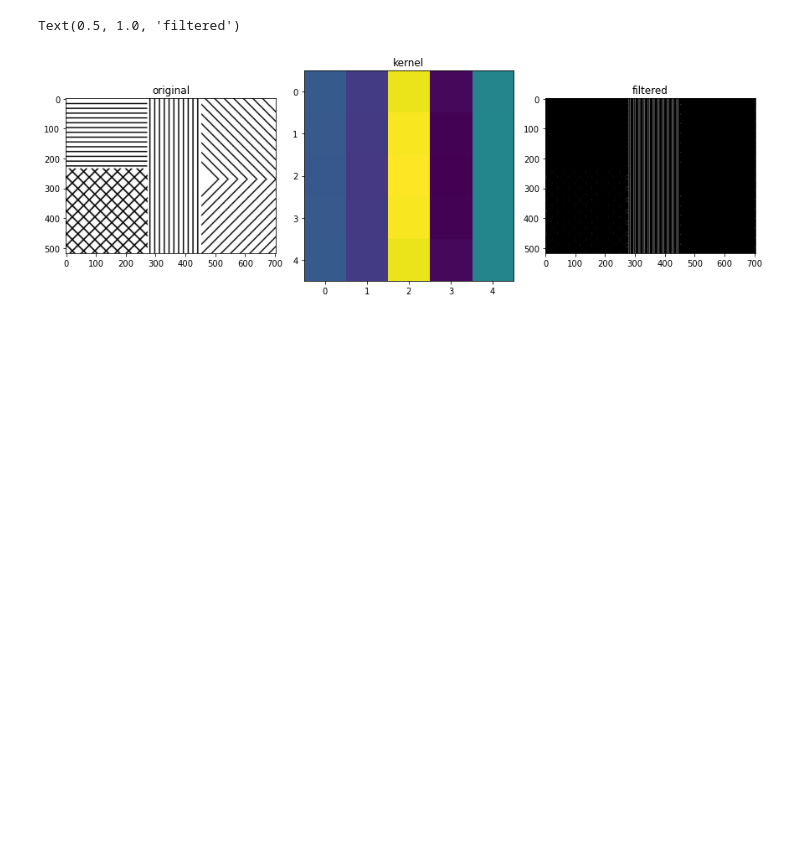
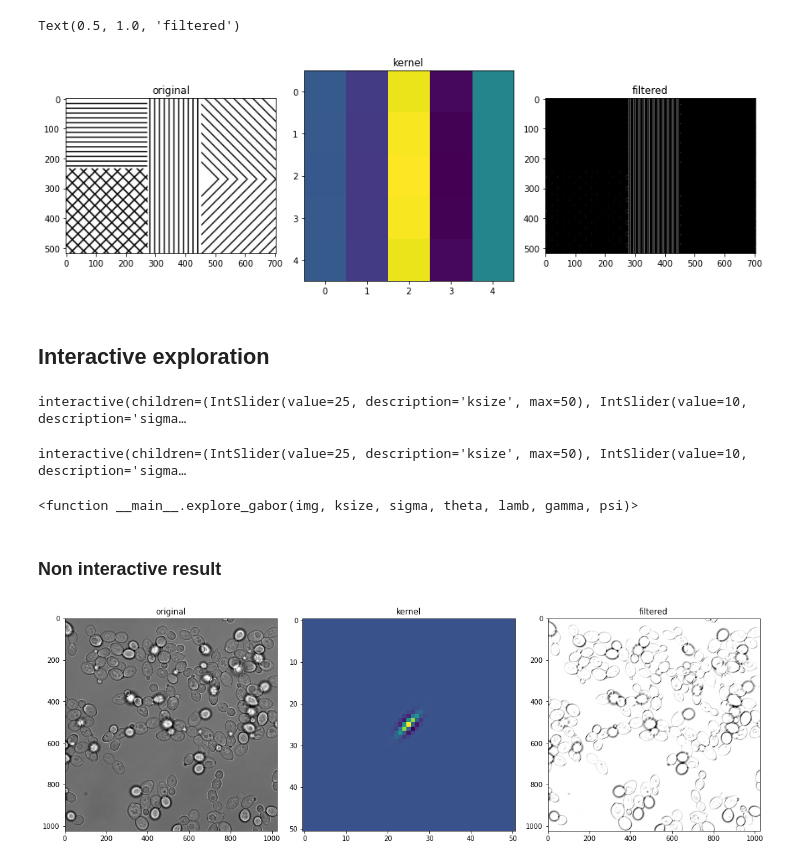
Before and after one commit to giuseppefilitto/img-segm, a Jupyter notebook: extras/Gabor_filter.ipynb, the cells around one changed output. Cells and saved outputs as stored; diff of their text form; code cells hidden in the pictures; blank space fills up the shorter version.

Commit message:
Added examples

```diff
--- a/extras/Gabor_filter.ipynb
+++ b/extras/Gabor_filter.ipynb
@@ -189,3 +189,5 @@ ax[2].set_title("filtered")
 # %% [output]
 Text(0.5, 1.0, 'filtered')
 [figure]
+# %% [markdown]
+## Interactive exploration
@@ -191,0 +196,36 @@ Text(0.5, 1.0, 'filtered')
+# %%
+
+img = cv2.imread("example.JPG")
+
+@interact(img=fixed(img), ksize=(0,50), sigma=(0, 20), theta=(0, 2 * np.pi, np.pi/8), lamb=(0, 2 * np.pi, np.pi/8), gamma=(0, 1, 0.1), psi=(0,10, 0.5))
+def explore_gabor(img, ksize, sigma, theta, lamb, gamma, psi):
+
+    kernel = cv2.getGaborKernel((ksize, ksize), sigma, theta, lamb, gamma, phi, ktype=cv2.CV_32F)
+    fimg = cv2.filter2D(img, cv2.CV_8UC3, kernel)
+
+    fig, ax = plt.subplots(1, 3, figsize=(15,10), constrained_layout=True)
+
+    ax[0].imshow(img)
+    ax[0].set_title("original")
+
+    ax[1].imshow(kernel)
+    ax[1].set_title("kernel")
+
+    ax[2].imshow(fimg)
+    ax[2].set_title("filtered")
+# %% [output]
+interactive(children=(IntSlider(value=25, description='ksize', max=50), IntSlider(value=10, description='sigma…
+# %%
+img = cv2.imread("Yeast_Cells.png")
+
+
+interact(explore_gabor, img=fixed(img), ksize=(0,50), sigma=(0, 20), theta=(0, 2 * np.pi, np.pi/8), lamb=(0, 2 * np.pi, np.pi/8), gamma=(0, 1, 0.1), psi=(0,10, 0.5))
+# %% [output]
+interactive(children=(IntSlider(value=25, description='ksize', max=50), IntSlider(value=10, description='sigma…
+<function __main__.explore_gabor(img, ksize, sigma, theta, lamb, gamma, psi)>
+# %% [markdown]
+### Non interactive result
+# %%
+explore_gabor(img=img, ksize=50, sigma=1, theta= 2*np.pi/8, lamb= np.pi/8, gamma=0.5, psi=5)
+# %% [output]
+[figure, added]
```
Also changed, not shown: parts of 1 cell of this notebook, 1 other file.
